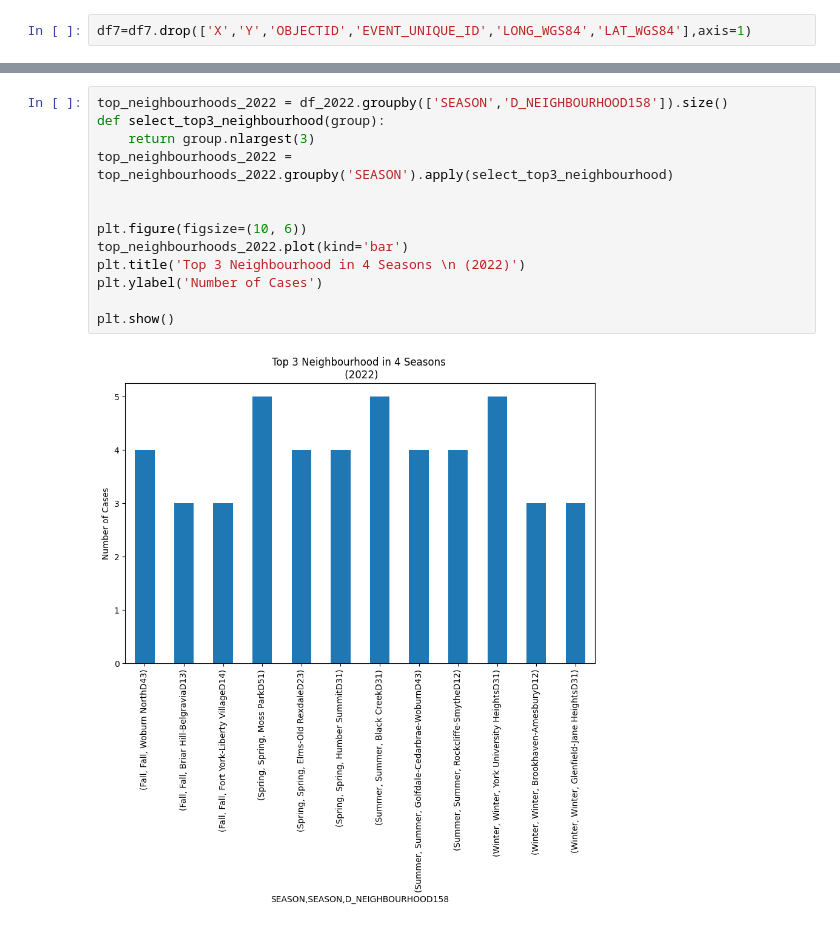
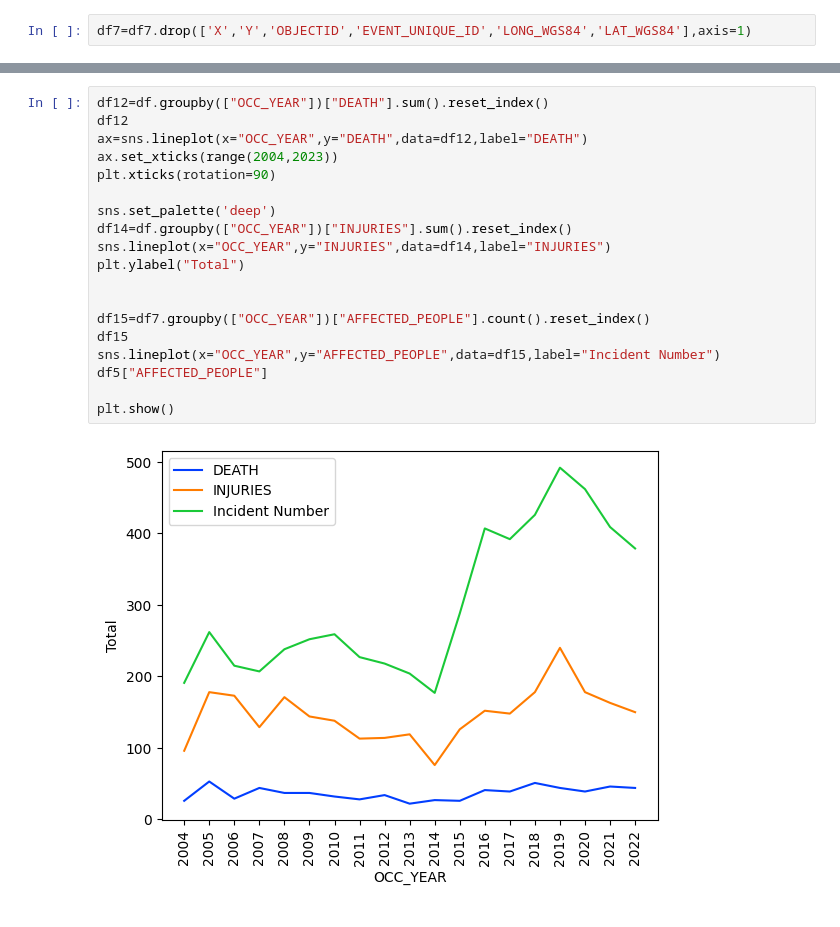
Before and after one commit to Jpeng23/MMAI5100_group6, a Jupyter notebook: project.ipynb, the cells around one changed output, grey strips where cells are left out. Cells and saved outputs as stored; diff of their text form.

```diff
--- a/project.ipynb
+++ b/project.ipynb
@@ -507,15 +388,21 @@ dtype: int64
-# %%
-top_neighbourhoods_2022 = df_2022.groupby(['SEASON','D_NEIGHBOURHOOD158']).size()
-def select_top3_neighbourhood(group):
-    return group.nlargest(3)
-top_neighbourhoods_2022 = top_neighbourhoods_2022.groupby('SEASON').apply(select_top3_neighbourhood)
-
-
-plt.figure(figsize=(10, 6))
-top_neighbourhoods_2022.plot(kind='bar')
-plt.title('Top 3 Neighbourhood in 4 Seasons \n (2022)')
-plt.ylabel('Number of Cases')
-
-plt.show()
-# %% [output]
-[figure, removed]
+# %%
+df12=df.groupby(["OCC_YEAR"])["DEATH"].sum().reset_index()
+df12
+ax=sns.lineplot(x="OCC_YEAR",y="DEATH",data=df12,label="DEATH")
+ax.set_xticks(range(2004,2023))
+plt.xticks(rotation=90)
+
+sns.set_palette('deep')
+df14=df.groupby(["OCC_YEAR"])["INJURIES"].sum().reset_index()
+sns.lineplot(x="OCC_YEAR",y="INJURIES",data=df14,label="INJURIES")
+plt.ylabel("Total")
+
+
+df15=df7.groupby(["OCC_YEAR"])["AFFECTED_PEOPLE"].count().reset_index()
+df15
+sns.lineplot(x="OCC_YEAR",y="AFFECTED_PEOPLE",data=df15,label="Incident Number")
+df5["AFFECTED_PEOPLE"]
+
+plt.show()
+# %% [output]
+[figure, added]
```
Also changed, not shown: parts of 86 cells of this notebook.
